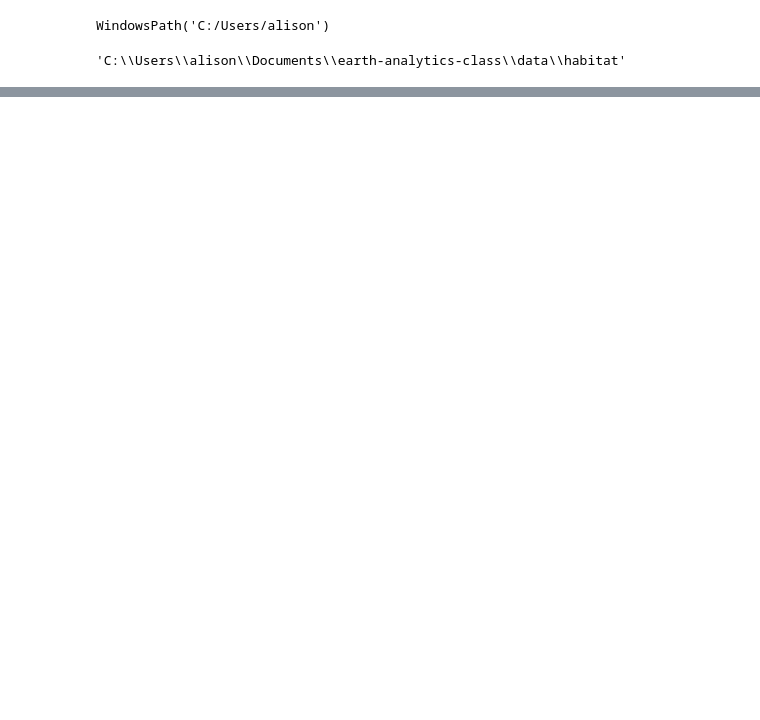
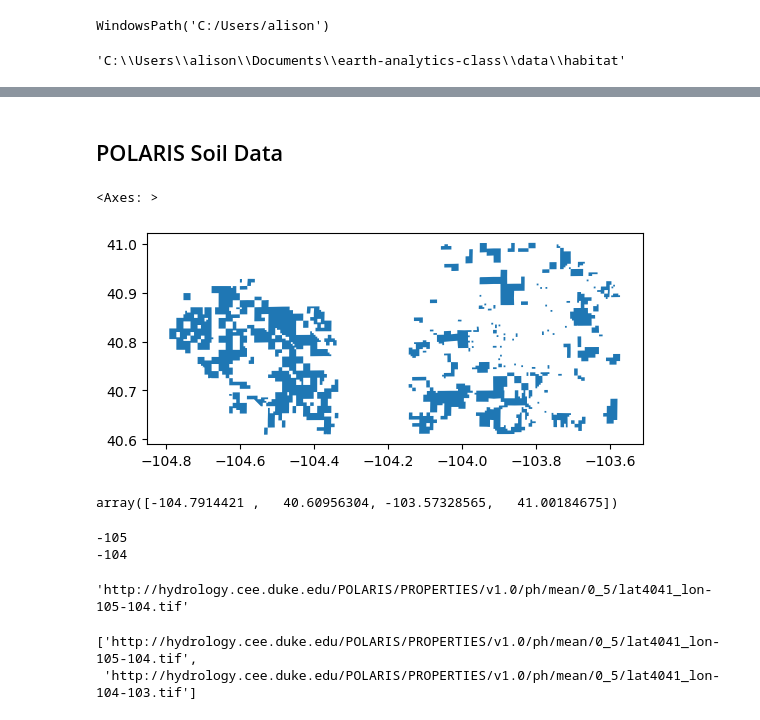
Before and after one commit to akpost21/Habitat-Suitability, a Jupyter notebook: habitat_suitability_workflow.ipynb, the cells around one changed output, grey strips where cells are left out. Drawn from its saved outputs; the diff is of its cells as text; code cells hidden in the pictures; blank space fills up the shorter version.

Commit message:
polaris data download

```diff
--- a/habitat_suitability_workflow.ipynb
+++ b/habitat_suitability_workflow.ipynb
@@ -49,6 +55,9 @@ if not os.path.exists(grassland_path):
     grassland_gdf = gpd.read_file(grassland_url)
     grassland_gdf.to_file(grassland_path)
 
+# Read in shapefile file from computer
+grassland_gdf = gpd.read_file(grassland_path)
+
 # View grassland geodataframe
 grassland_gdf
 # %% [output]
@@ -135,3 +150,51 @@ comanche_gdf.hvplot(
     frame_width=400, frame_height=400)
 # %% [output]
 [interactive output not drawn]
+# %% [markdown]
+## POLARIS Soil Data
+# %%
+# Find boundary extent of grassland
+pawnee_gdf.plot()
+# %% [output]
+<Axes: >
+[figure, added]
+# %%
+pawnee_gdf.total_bounds
+# %% [output]
+array([-104.7914421 ,   40.60956304, -103.57328565,   41.00184675])
+# %%
+bounds_min_lon, bounds_min_lat, bounds_max_lon, bounds_max_lat = (pawnee_gdf.total_bounds)
+
+for value in range(floor(bounds_min_lon), ceil(bounds_max_lon)):
+    print(value)
+# %% [output]
+-105
+-104
+# %%
+# Download POLARIS soil data (example with 1 tile)
+
+soil_url_template = ("http://hydrology.cee.duke.edu/POLARIS/PROPERTIES/v1.0"
+            "/ph"
+            "/mean"
+            "/0_5"
+            "/lat{min_lat}{max_lat}_lon{min_lon}{max_lon}.tif")
+
+soil_url = soil_url_template.format(min_lat=40, max_lat=41, min_lon =-105, max_lon =-104)
+
+soil_url
+# %% [output]
+'http://hydrology.cee.duke.edu/POLARIS/PROPERTIES/v1.0/ph/mean/0_5/lat4041_lon-105-104.tif'
+# %%
+# Loop through to download multiple tiles at once
+
+soil_url_list = []
+for value in range(floor(bounds_min_lon), ceil(bounds_max_lon)):
+    soil_url = soil_url_template.format(
+        min_lat=40, max_lat=41,
+        min_lon=value, max_lon=value+1)
+    soil_url_list.append(soil_url)
+
+soil_url_list
+# %% [output]
+['http://hydrology.cee.duke.edu/POLARIS/PROPERTIES/v1.0/ph/mean/0_5/lat4041_lon-105-104.tif',
+ 'http://hydrology.cee.duke.edu/POLARIS/PROPERTIES/v1.0/ph/mean/0_5/lat4041_lon-104-103.tif']
```
Also changed, not shown: parts of 5 cells of this notebook.
